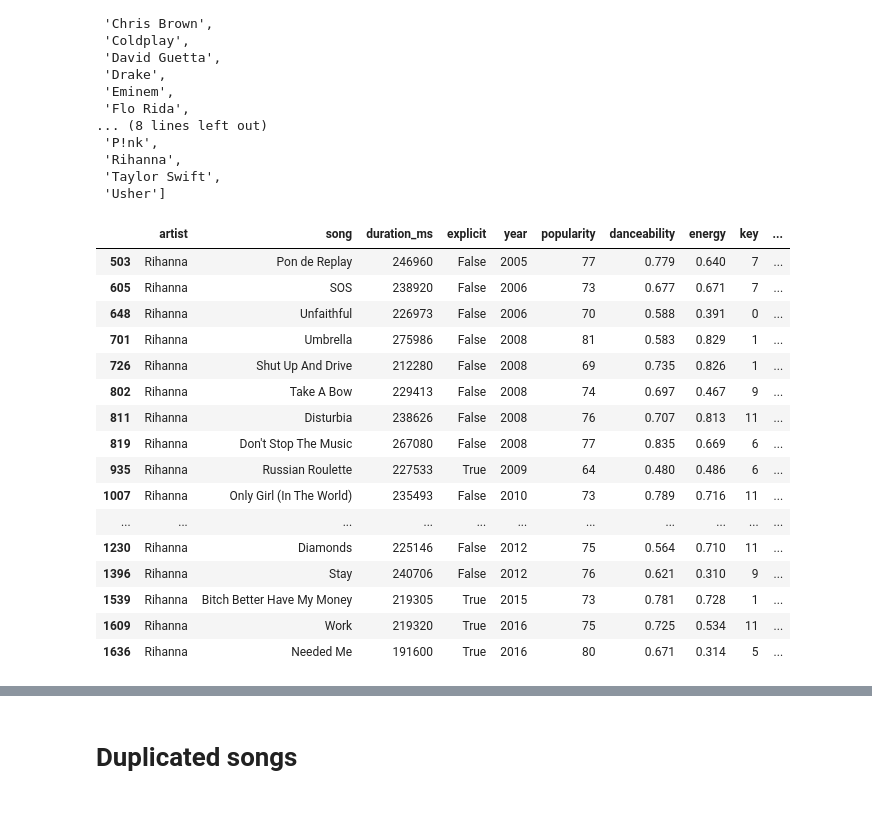
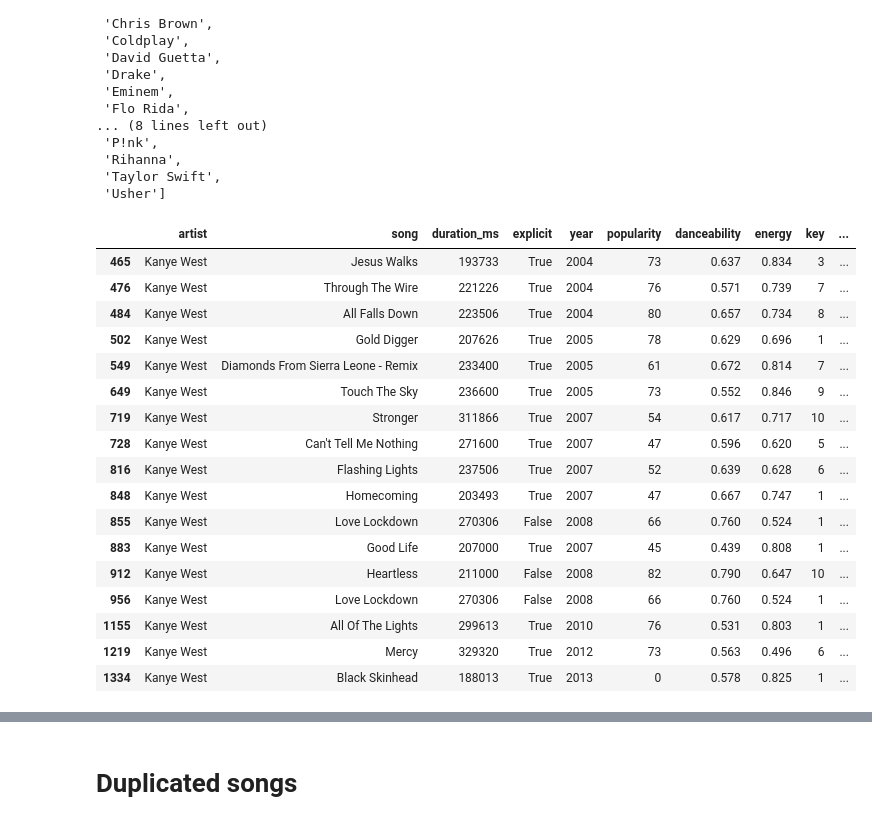
Before and after one commit to Gauss-PWr/EDA_project, a Jupyter notebook: solutions/KJ.ipynb, the cells around one changed output, grey strips where cells are left out. Cells and saved outputs as stored; diff of their text form; code cells hidden in the pictures.

```diff
--- a/solutions/KJ.ipynb
+++ b/solutions/KJ.ipynb
@@ -5,7 +5,7 @@ import matplotlib.pyplot as plt
 import seaborn as sns
 import statistics
 # %%
-df = pd.read_csv("songs.txt", sep=",", header=0)
+df = pd.read_csv("../data/songs.csv", sep=",", header=0)
 # %%
 df.head()
 # %% [output]
@@ -257,23 +257,24 @@ best_artist
  'Taylor Swift',
  'Usher']
 # %%
-df.loc[df["artist"] == "Rihanna"] #find all songs by artist
+df.loc[df["artist"] == "Kanye West"] #find all songs by artist
 # %% [output]
 |  | artist | song | duration_ms | explicit | year | popularity | danceability | energy | key | ... |
-| 503 | Rihanna | Pon de Replay | 246960 | False | 2005 | 77 | 0.779 | 0.640 | 7 | ... |
-| 605 | Rihanna | SOS | 238920 | False | 2006 | 73 | 0.677 | 0.671 | 7 | ... |
-| 648 | Rihanna | Unfaithful | 226973 | False | 2006 | 70 | 0.588 | 0.391 | 0 | ... |
-| 701 | Rihanna | Umbrella | 275986 | False | 2008 | 81 | 0.583 | 0.829 | 1 | ... |
-| 726 | Rihanna | Shut Up And Drive | 212280 | False | 2008 | 69 | 0.735 | 0.826 | 1 | ... |
-| 802 | Rihanna | Take A Bow | 229413 | False | 2008 | 74 | 0.697 | 0.467 | 9 | ... |
-| 811 | Rihanna | Disturbia | 238626 | False | 2008 | 76 | 0.707 | 0.813 | 11 | ... |
-| 819 | Rihanna | Don't Stop The Music | 267080 | False | 2008 | 77 | 0.835 | 0.669 | 6 | ... |
-| 935 | Rihanna | Russian Roulette | 227533 | True | 2009 | 64 | 0.480 | 0.486 | 6 | ... |
-| 1007 | Rihanna | Only Girl (In The World) | 235493 | False | 2010 | 73 | 0.789 | 0.716 | 11 | ... |
-| ... | ... | ... | ... | ... | ... | ... | ... | ... | ... | ... |
-| 1230 | Rihanna | Diamonds | 225146 | False | 2012 | 75 | 0.564 | 0.710 | 11 | ... |
-| 1396 | Rihanna | Stay | 240706 | False | 2012 | 76 | 0.621 | 0.310 | 9 | ... |
-| 1539 | Rihanna | Bitch Better Have My Money | 219305 | True | 2015 | 73 | 0.781 | 0.728 | 1 | ... |
-| 1609 | Rihanna | Work | 219320 | True | 2016 | 75 | 0.725 | 0.534 | 11 | ... |
-| 1636 | Rihanna | Needed Me | 191600 | True | 2016 | 80 | 0.671 | 0.314 | 5 | ... |
+| 465 | Kanye West | Jesus Walks | 193733 | True | 2004 | 73 | 0.637 | 0.834 | 3 | ... |
+| 476 | Kanye West | Through The Wire | 221226 | True | 2004 | 76 | 0.571 | 0.739 | 7 | ... |
+| 484 | Kanye West | All Falls Down | 223506 | True | 2004 | 80 | 0.657 | 0.734 | 8 | ... |
+| 502 | Kanye West | Gold Digger | 207626 | True | 2005 | 78 | 0.629 | 0.696 | 1 | ... |
+| 549 | Kanye West | Diamonds From Sierra Leone - Remix | 233400 | True | 2005 | 61 | 0.672 | 0.814 | 7 | ... |
+| 649 | Kanye West | Touch The Sky | 236600 | True | 2005 | 73 | 0.552 | 0.846 | 9 | ... |
+| 719 | Kanye West | Stronger | 311866 | True | 2007 | 54 | 0.617 | 0.717 | 10 | ... |
+| 728 | Kanye West | Can't Tell Me Nothing | 271600 | True | 2007 | 47 | 0.596 | 0.620 | 5 | ... |
+| 816 | Kanye West | Flashing Lights | 237506 | True | 2007 | 52 | 0.639 | 0.628 | 6 | ... |
+| 848 | Kanye West | Homecoming | 203493 | True | 2007 | 47 | 0.667 | 0.747 | 1 | ... |
+| 855 | Kanye West | Love Lockdown | 270306 | False | 2008 | 66 | 0.760 | 0.524 | 1 | ... |
+| 883 | Kanye West | Good Life | 207000 | True | 2007 | 45 | 0.439 | 0.808 | 1 | ... |
+| 912 | Kanye West | Heartless | 211000 | False | 2008 | 82 | 0.790 | 0.647 | 10 | ... |
+| 956 | Kanye West | Love Lockdown | 270306 | False | 2008 | 66 | 0.760 | 0.524 | 1 | ... |
+| 1155 | Kanye West | All Of The Lights | 299613 | True | 2010 | 76 | 0.531 | 0.803 | 1 | ... |
+| 1219 | Kanye West | Mercy | 329320 | True | 2012 | 73 | 0.563 | 0.496 | 6 | ... |
+| 1334 | Kanye West | Black Skinhead | 188013 | True | 2013 | 0 | 0.578 | 0.825 | 1 | ... |
 # %%
```
Also changed, not shown: parts of 9 cells of this notebook, 2 other files.
